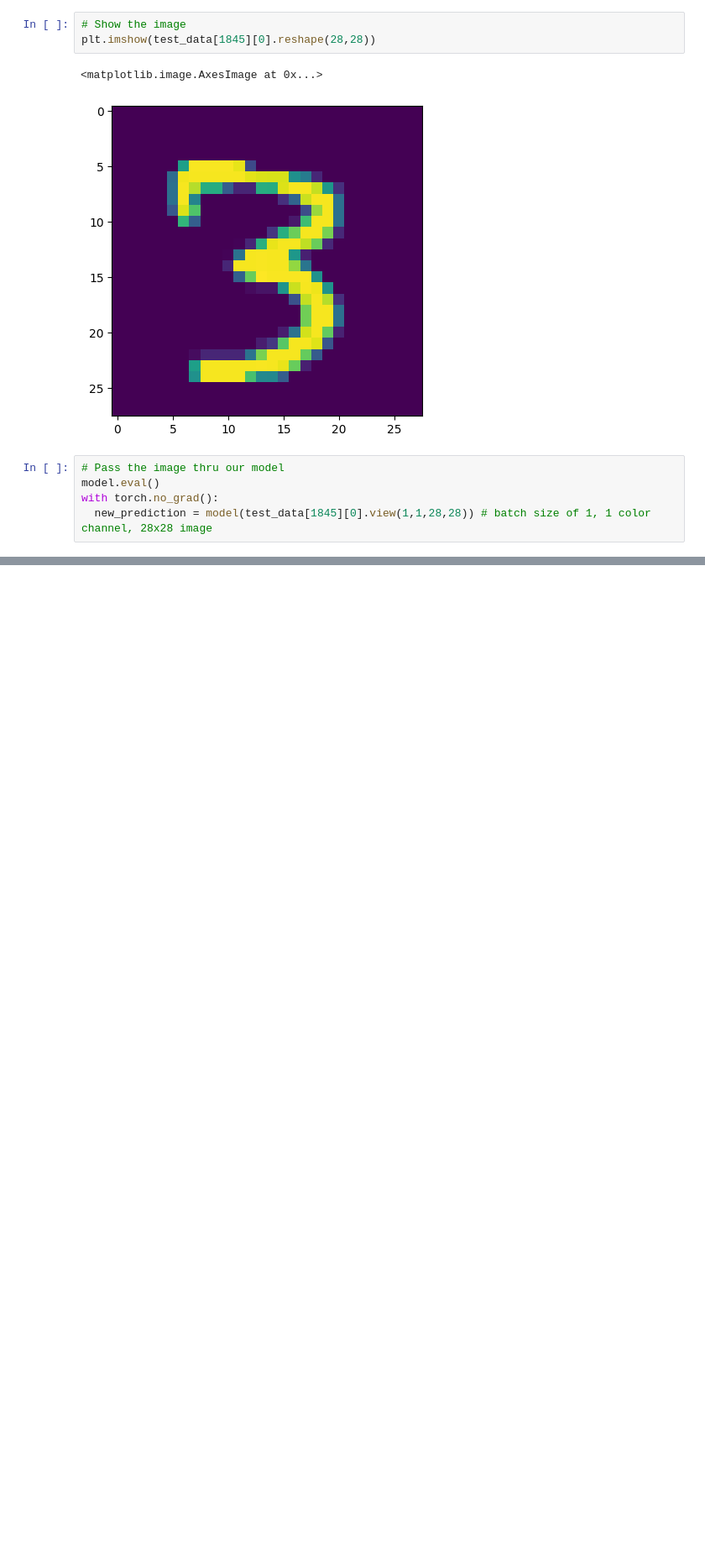
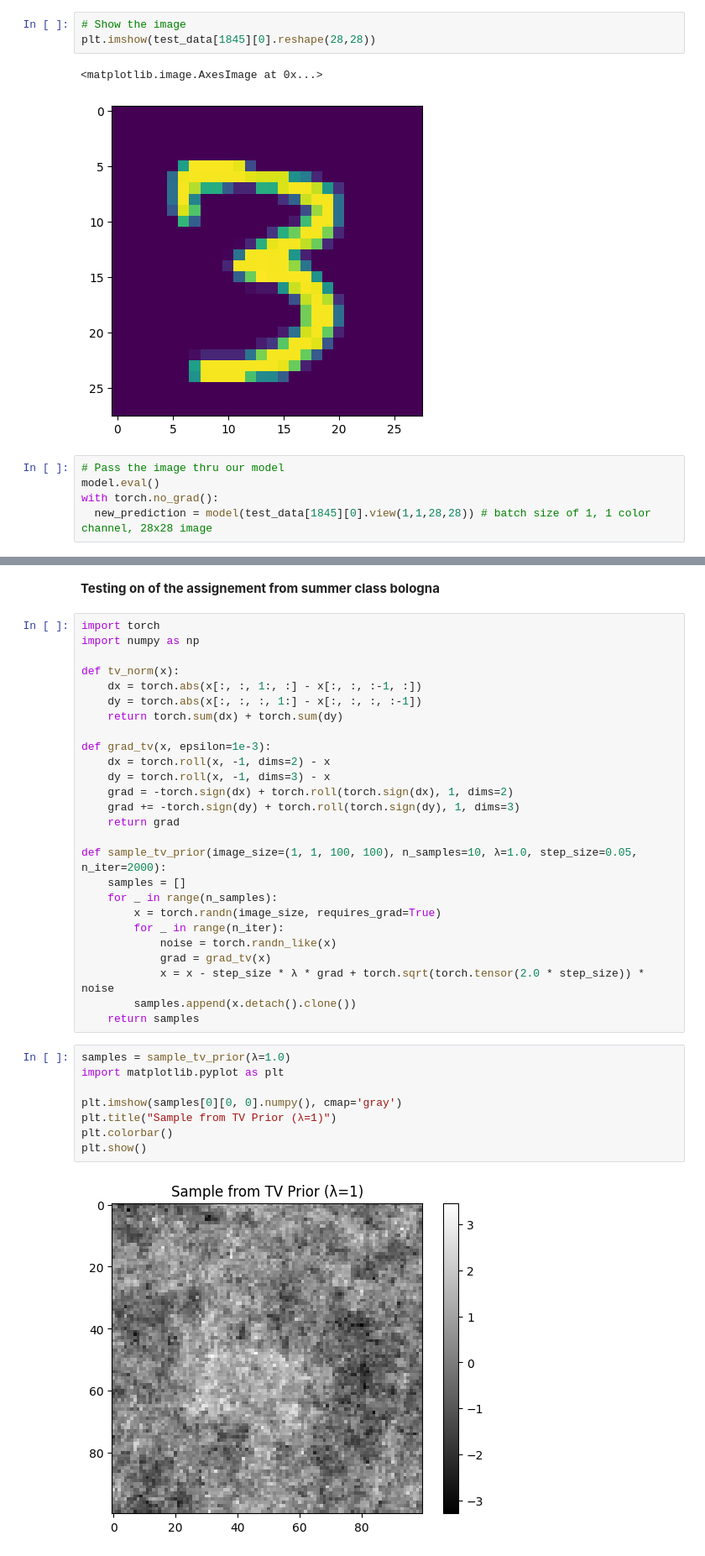
Before and after one commit to AnumahAdeizaStephen/Learning-Pytorch, a Jupyter notebook: Online_learning_of_Pytorch.ipynb, the cells around one changed output, grey strips where cells are left out. Shown at 84% size. Cells and saved outputs as stored; diff of their text form; blank space fills up the shorter version.

```diff
--- a/Online_learning_of_Pytorch.ipynb
+++ b/Online_learning_of_Pytorch.ipynb
@@ -729,0 +731,38 @@ tensor(4)
+# %% [markdown]
+**Testing on of the assignement from summer class bologna**
+# %%
+import torch
+import numpy as np
+
+def tv_norm(x):
+    dx = torch.abs(x[:, :, 1:, :] - x[:, :, :-1, :])
+    dy = torch.abs(x[:, :, :, 1:] - x[:, :, :, :-1])
+    return torch.sum(dx) + torch.sum(dy)
+
+def grad_tv(x, epsilon=1e-3):
+    dx = torch.roll(x, -1, dims=2) - x
+    dy = torch.roll(x, -1, dims=3) - x
+    grad = -torch.sign(dx) + torch.roll(torch.sign(dx), 1, dims=2)
+    grad += -torch.sign(dy) + torch.roll(torch.sign(dy), 1, dims=3)
+    return grad
+
+def sample_tv_prior(image_size=(1, 1, 100, 100), n_samples=10, λ=1.0, step_size=0.05, n_iter=2000):
+    samples = []
+    for _ in range(n_samples):
+        x = torch.randn(image_size, requires_grad=True)
+        for _ in range(n_iter):
+            noise = torch.randn_like(x)
+            grad = grad_tv(x)
+            x = x - step_size * λ * grad + torch.sqrt(torch.tensor(2.0 * step_size)) * noise
+        samples.append(x.detach().clone())
+    return samples
+# %%
+samples = sample_tv_prior(λ=1.0)
+import matplotlib.pyplot as plt
+
+plt.imshow(samples[0][0, 0].numpy(), cmap='gray')
+plt.title("Sample from TV Prior (λ=1)")
+plt.colorbar()
+plt.show()
+# %% [output]
+[figure, added]
```
Also changed, not shown: parts of 18 cells of this notebook.
